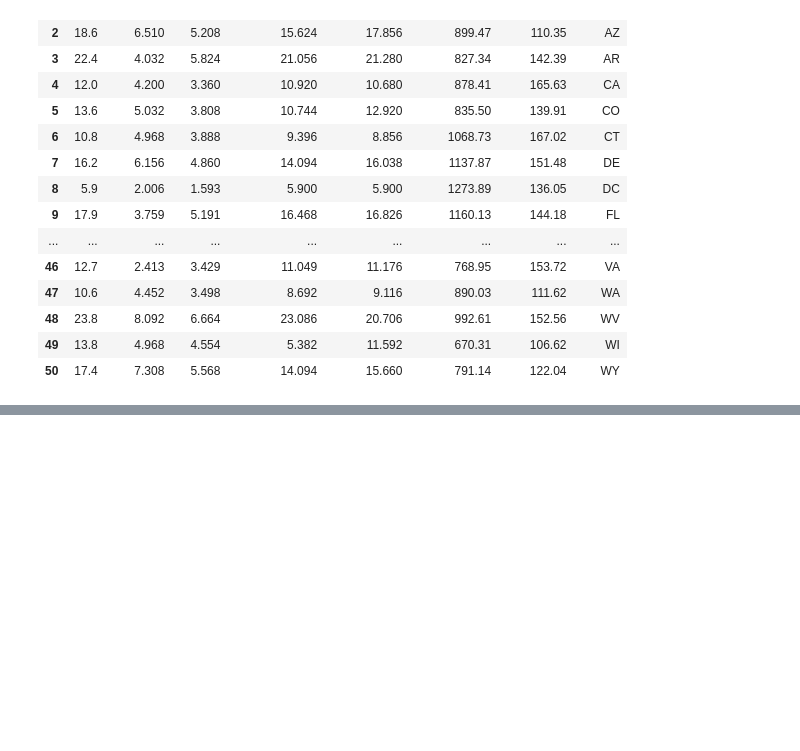
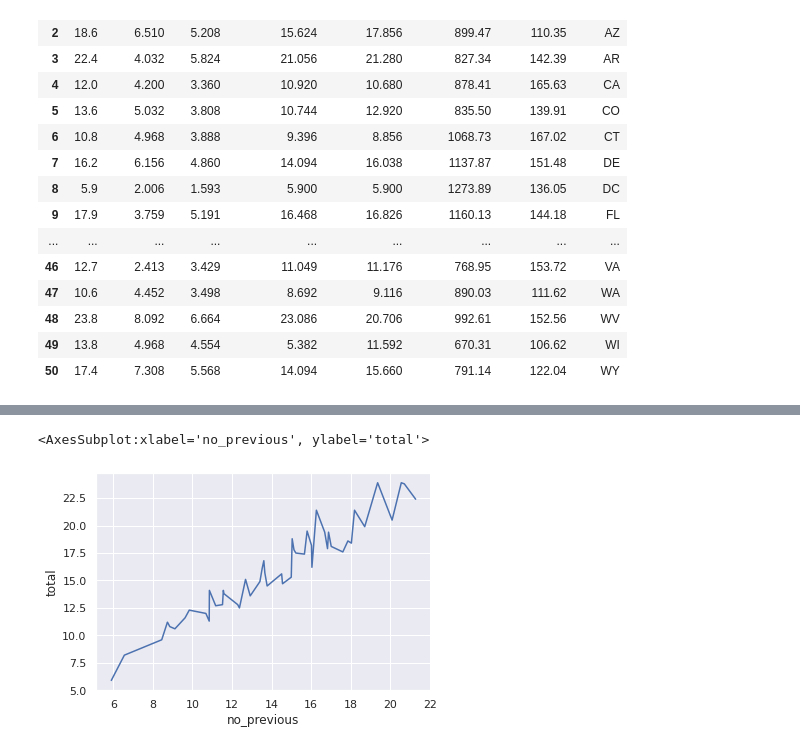
Before and after one commit to WondwosenTsige/data-visualization, a Jupyter notebook: viz-b.ipynb, the cells around one changed output, grey strips where cells are left out. Drawn from its saved outputs; the diff is of its cells as text; code cells hidden in the pictures; blank space fills up the shorter version.

```diff
--- a/viz-b.ipynb
+++ b/viz-b.ipynb
@@ -46,0 +91,5 @@ accident
+# %%
+sns.lineplot(x="no_previous", y="total", data=accident)
+# %% [output]
+<AxesSubplot:xlabel='no_previous', ylabel='total'>
+[figure, added]
```
Also changed, not shown: parts of 6 cells of this notebook.
